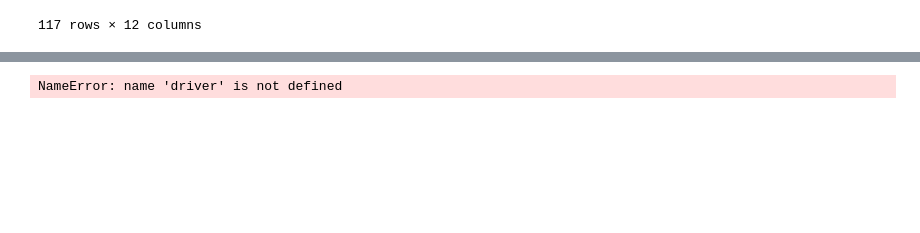
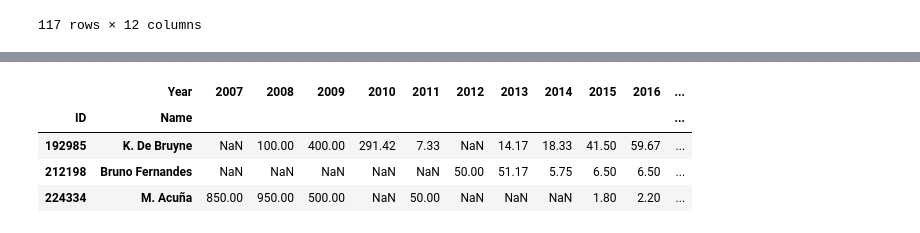
Before and after one commit to fern-1210/IronHack-w3-Modual1-Project3, a Jupyter notebook: Notebook/00_web_scraping_zerozero_setup.ipynb, the cells around one changed output, grey strips where cells are left out. Saved outputs shown, nothing was run; the diff lists cells and outputs as text; code cells hidden in the pictures; blank space fills up the shorter version.

```diff
--- a/Notebook/julian_WIP.ipynb
+++ b/Notebook/00_web_scraping_zerozero_setup.ipynb
@@ -490,6 +490,22 @@ fifa23
 | 1 | 212198 | Bruno Fernandes | 27 | https://cdn.sofifa.net/players/21... | Portugal | https://cdn.sofifa.net/flags/pt.png | 86 | 87 | Manchester United | https://cdn.sofifa.net/teams/11/3... | ... |
 | 2 | 224334 | M. Acuña | 30 | https://cdn.sofifa.net/players/22... | Argentina | https://cdn.sofifa.net/flags/ar.png | 85 | 85 | Sevilla FC | https://cdn.sofifa.net/teams/481/... | ... |
 | 3 | 192985 | K. De Bruyne | 31 | https://cdn.sofifa.net/players/19... | Belgium | https://cdn.sofifa.net/flags/be.png | 91 | 91 | Manchester City | https://cdn.sofifa.net/teams/10/3... | ... |
+# %%
+
+pivot_table = result_df.pivot_table(
+    values='MarketValue',
+    index=['ID', 'Name'],
+    columns='Year',
+    aggfunc='mean'
+)
+
+pivot_table
+# %% [output]
+|  | Year | 2007 | 2008 | 2009 | 2010 | 2011 | 2012 | 2013 | 2014 | 2015 | 2016 | ... |
+| ID | Name |  |  |  |  |  |  |  |  |  |  | ... |
+| 192985 | K. De Bruyne | NaN | 100.00 | 400.00 | 291.42 | 7.33 | NaN | 14.17 | 18.33 | 41.50 | 59.67 | ... |
+| 212198 | Bruno Fernandes | NaN | NaN | NaN | NaN | NaN | 50.00 | 51.17 | 5.75 | 6.50 | 6.50 | ... |
+| 224334 | M. Acuña | 850.00 | 950.00 | 500.00 | NaN | 50.00 | NaN | NaN | NaN | 1.80 | 2.20 | ... |
 # %%
 ## Selenium to go and get data from URL in DafaFrame to Google and select the 1st link and ZEROZERO selct market value
 
@@ -510,14 +526,3 @@ def get_market_value_page(driver, search_url):
     time.sleep(1)
 
     return BeautifulSoup(driver.page_source, "html.parser")
-# %%
-### Delay between players in data set
-
-for idx, row in fifa23.iterrows():
-    soup = get_market_value_page(driver, row["SearchURL"])
-
-    # parse data here
-
-    time.sleep(1)
-# %% [output]
-NameError: name 'driver' is not defined
```
Also changed, not shown: 11 other files.
